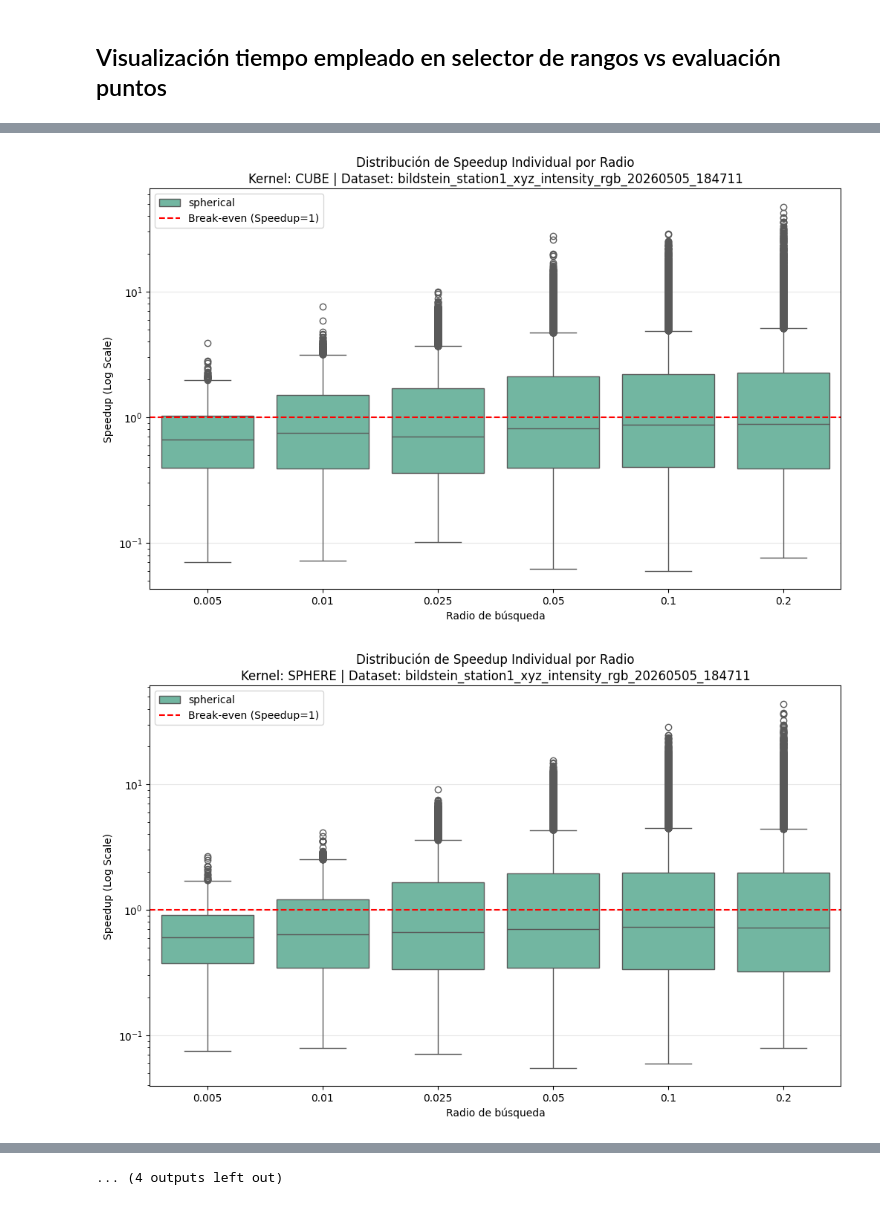
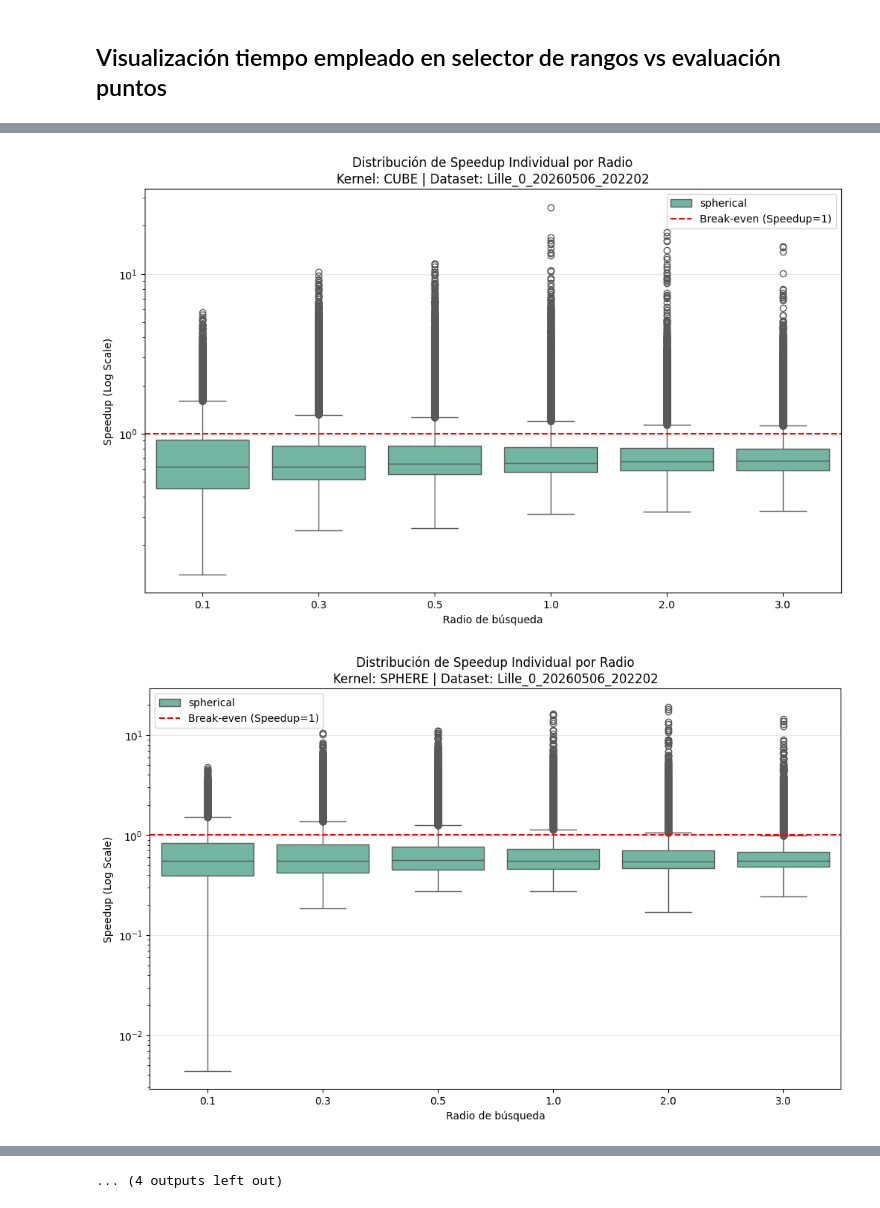
Before and after one commit to manuramazz/octrees-coordenadas-polares-v2, a Jupyter notebook: plots_manu/visualizador_rangos_clavesv2.ipynb, the cells around one changed output, grey strips where cells are left out. Saved outputs shown, nothing was run; the diff lists cells and outputs as text; code cells hidden in the pictures.

```diff
--- a/plots_manu/visualizador_rangos_clavesv2.ipynb
+++ b/plots_manu/visualizador_rangos_clavesv2.ipynb
@@ -95,8 +112,6 @@ def plot_pruning_points(csv_path: str, save: bool = False) -> None:
 # Uso:
 # %%
 if cesga:
-    for log in Path('../outv2.1/outv2.1-ranges').glob('*.log'):
+    for log in Path('../outv2.2-ranges').glob('*.log'):
         plot_pruning_points(log, save=False)
-else:
-    plot_pruning_points('logs/v1.1/ranges/Lille_0.log')
 # %% [output]
@@ -213,8 +224,6 @@ def plot_pruning_distribution(csv_path: str, save: bool = False) -> None:
             print(f'Guardado: {out_path}')
 # %%
 if cesga:
-    for log in Path('../outv2/outv2-ranges').glob('*.log'):
+    for log in Path('../outv2.2-ranges').glob('*.log'):
         plot_pruning_distribution(log, save=False)
-else:
-    plot_pruning_distribution('logs/v1.1/ranges/Lille_0.log')
 # %% [output]
@@ -228,7 +237,7 @@ import matplotlib.pyplot as plt
 import seaborn as sns
 from pathlib import Path
 
-def plot_density_analysis(csv_path):
+def plot_density_analysis(csv_path, save: bool = False) -> None:
     df = pd.read_csv(csv_path)
     dataset_name = Path(csv_path).stem
 
@@ -289,12 +298,11 @@ def plot_density_analysis(csv_path):
                  fontsize=22, fontweight='bold', y=1.05)
 
     plt.tight_layout()
-    out_file = f"{dataset_name}_pro_density_analysis.png"
-    plt.savefig(out_file, dpi=200, bbox_inches='tight')
+    if save:
+        plt.savefig(f"{dataset_name}_pro_density_analysis.png", dpi=200, bbox_inches='tight')
     plt.show()
-    return out_file
 # %%
 if cesga:
-    for log in Path('../outv2/outv2-ranges').glob('*.log'):
+    for log in Path('../outv2.2-ranges').glob('*.log'):
         plot_density_analysis(log)
 # %% [output]
@@ -397,8 +405,6 @@ def analyze_speedup_and_timing(csv_path: str, save: bool = False, filename: str
             print(f'Guardado: {out_path}')
 # %%
 if cesga:
-    for log in Path('../outv2.1/outv2.1-leaves').glob('*.csv'):
+    for log in Path('../outv2.2-leaves').glob('*.csv'):
         analyze_speedup_and_timing(log, save=False)
-else:
-    analyze_speedup_and_timing('outv1.2-leaves/Lille_0_20260501_165439.csv')
 # %% [output]
@@ -411,2 +417,2 @@ else:
-[figure, old version]
+[figure, new version]
-[figure, old version]
+[figure, new version]
```
Also changed, not shown: parts of 5 cells of this notebook, 18 other files.
